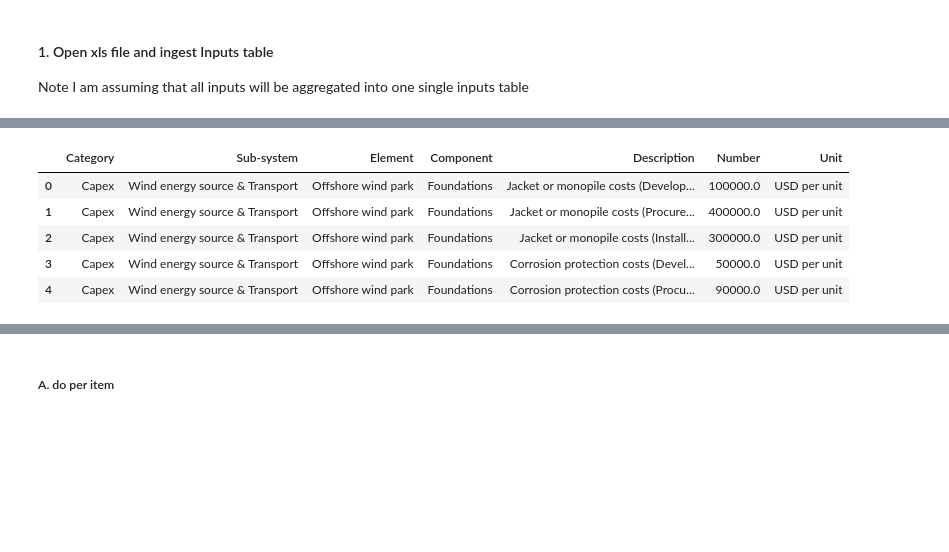
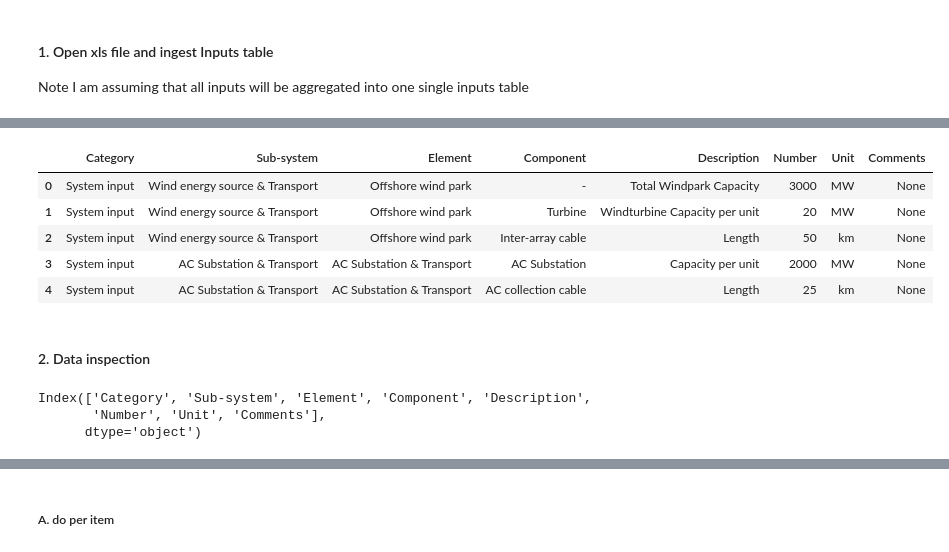
Before and after one commit to VanOord/OpenSCSim, a Jupyter notebook: From XLS to cashflow.ipynb, the cells around one changed output, grey strips where cells are left out. Saved outputs shown, nothing was run; the diff lists cells and outputs as text; code cells hidden in the pictures; blank space fills up the shorter version.

```diff
--- a/From XLS to cashflow.ipynb
+++ b/From XLS to cashflow.ipynb
@@ -7,5 +7,5 @@ from source import *
 #### 1. Open xls file and ingest Inputs table
 Note I am assuming that all inputs will be aggregated into one single inputs table
 # %%
-filename = r'Input data python file.xlsx'
+filename = r'H2 Model Wouter.xlsm'
 # %%
@@ -14,6 +18,6 @@ wb = load_workbook(filename)
 # %%
 # load worksheet
-ws = wb["Python test sheet"]
+ws = wb["Input Tab"]
 # %%
 mapping = {}
 
@@ -35,12 +39,20 @@ for entry, data_boundary in ws.tables.items():
     df = pd.DataFrame(rest, columns = header)
     mapping[entry] = df
 # %%
-Inputs = pd.DataFrame(mapping['Inputs'])
+Inputs = pd.DataFrame(mapping['Scenario1'])
 Inputs.head()
 # %% [output]
-|  | Category | Sub-system | Element | Component | Description | Number | Unit |
-| 0 | Capex | Wind energy source & Transport | Offshore wind park | Foundations | Jacket or monopile costs (Develop... | 100000.0 | USD per unit |
-| 1 | Capex | Wind energy source & Transport | Offshore wind park | Foundations | Jacket or monopile costs (Procure... | 400000.0 | USD per unit |
-| 2 | Capex | Wind energy source & Transport | Offshore wind park | Foundations | Jacket or monopile costs (Install... | 300000.0 | USD per unit |
-| 3 | Capex | Wind energy source & Transport | Offshore wind park | Foundations | Corrosion protection costs (Devel... | 50000.0 | USD per unit |
-| 4 | Capex | Wind energy source & Transport | Offshore wind park | Foundations | Corrosion protection costs (Procu... | 90000.0 | USD per unit |
+|  | Category | Sub-system | Element | Component | Description | Number | Unit | Comments |
+| 0 | System input | Wind energy source & Transport | Offshore wind park | - | Total Windpark Capacity | 3000 | MW | None |
+| 1 | System input | Wind energy source & Transport | Offshore wind park | Turbine | Windturbine Capacity per unit | 20 | MW | None |
+| 2 | System input | Wind energy source & Transport | Offshore wind park | Inter-array cable | Length | 50 | km | None |
+| 3 | System input | AC Substation & Transport | AC Substation & Transport | AC Substation | Capacity per unit | 2000 | MW | None |
+| 4 | System input | AC Substation & Transport | AC Substation & Transport | AC collection cable | Length | 25 | km | None |
+# %% [markdown]
+#### 2. Data inspection
+# %%
+Inputs.columns
+# %% [output]
+Index(['Category', 'Sub-system', 'Element', 'Component', 'Description',
+       'Number', 'Unit', 'Comments'],
+      dtype='object')
```
Also changed, not shown: parts of 12 cells of this notebook, 1 other file.
